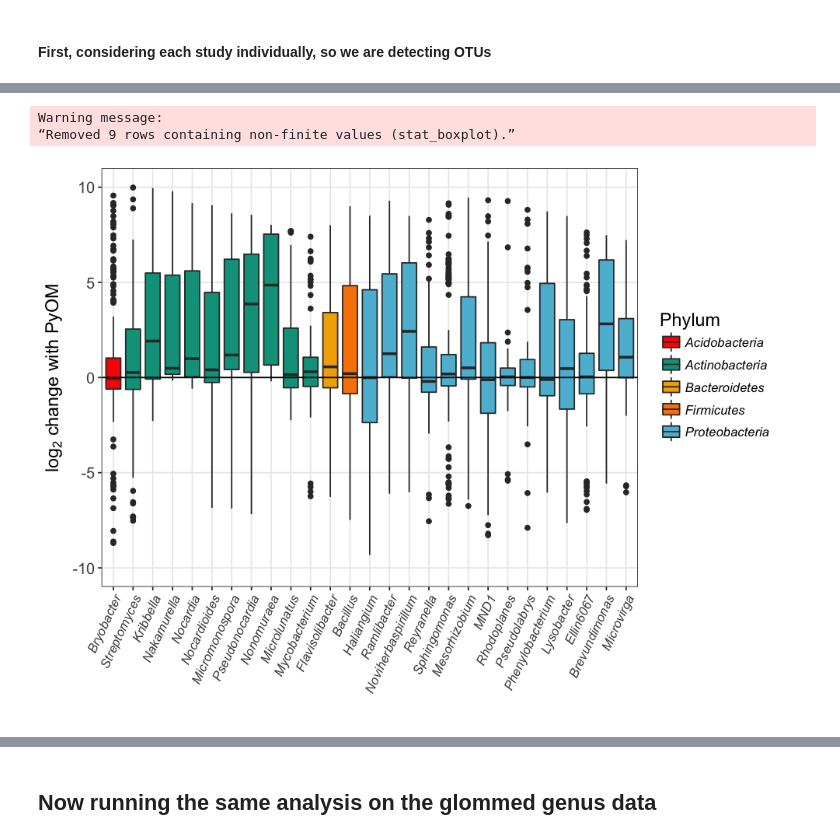
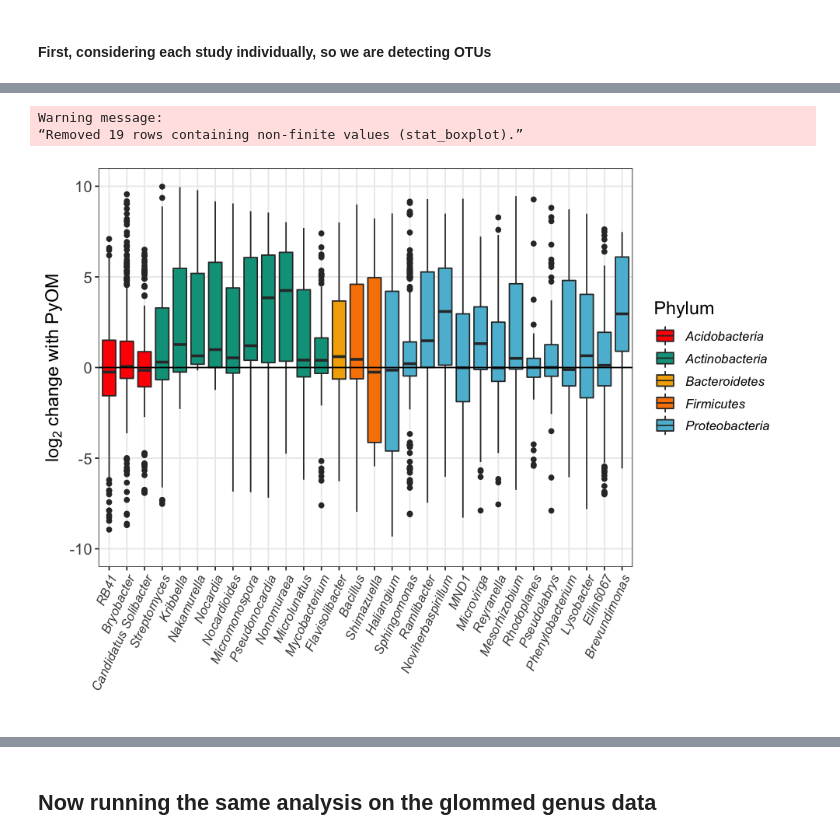
Before and after one commit to WhitmanLab/Meta-analysis, a Jupyter notebook: DifferentialAbundance_MetaA_Publication.ipynb, the cells around one changed output, grey strips where cells are left out. Cells and saved outputs as stored; diff of their text form; code cells hidden in the pictures.

```diff
--- a/DifferentialAbundance_MetaA_Publication.ipynb
+++ b/DifferentialAbundance_MetaA_Publication.ipynb
@@ -49,7 +68,7 @@ for (i in 1:length(pslist)){
     sample_data(ps)$SoilTypeName = paste(sample_data(ps)$SoilType," (",sample_data(ps)$Author,")",sep="")
     # Create a variable that separates by studies / soil type
 
-    sample_data(ps)$Feedstock_Category = ifelse(sample_data(ps)$Feedstock %in% c('commercial cornstock powder', 'corn stover', 'corncob'), "Corn",
+    sample_data(ps)$Feedstock_Category = ifelse(sample_data(ps)$Feedstock %in% c('commercial cornstock powder', 'corn stover', 'corncob',"Corn Straw"), "Corn",
                                            ifelse(sample_data(ps)$Feedstock %in% c('wheat straw','winter wheat'),"Wheat",
                                                 ifelse(sample_data(ps)$Feedstock %in% c('Jarrah wood'),"Eucalyptus",
                                                  ifelse(sample_data(ps)$Feedstock =='Manure', "Manure","Unknown"))))
@@ -119,7 +138,11 @@ ps.runner = function(ps){
     dseq = DESeq(dseq, quiet = TRUE, fitType = "local")
     }
 
-    taxonomy = data.frame(tax_table(ps))
+    #taxonomy = data.frame(tax_table(ps))
+
+    taxonomy = as(tax_table(ps), "matrix")
+    taxonomy = as.data.frame(taxonomy)
+
     results = results(dseq)
     results = data.frame(SoilTypeName,CharType,Incubation_Time_Weeks,rownames(results),results$baseMean,results$log2FoldChange,results$lfcSE,results$pvalue,taxonomy)
     colnames(results)[1:8] = c("SoilTypeName","CharType","Incubation_Time_Weeks","OTU","baseMean","l2FC","SE","pvalue")
@@ -165,7 +188,8 @@ ps.list.output = readRDS("ps.list.output")
 DA = rbind(ps.list.output[[1]],ps.list.output[[2]],ps.list.output[[3]],ps.list.output[[4]],ps.list.output[[5]],
           ps.list.output[[6]],ps.list.output[[7]],ps.list.output[[8]],ps.list.output[[9]],ps.list.output[[10]],
           ps.list.output[[11]],ps.list.output[[12]],ps.list.output[[13]],ps.list.output[[14]],ps.list.output[[15]],
-          ps.list.output[[16]],ps.list.output[[17]],ps.list.output[[18]],ps.list.output[[19]],ps.list.output[[20]])
+          ps.list.output[[16]],ps.list.output[[17]],ps.list.output[[18]],ps.list.output[[19]],ps.list.output[[20]],
+          ps.list.output[[21]])
 # %%
 DA = DA %>%
     group_by(SoilTypeName,CharType,Incubation_Time_Weeks)%>%
@@ -196,5 +220,5 @@ plot(thresh.s$count~thresh.s$cutoff)
 # %%
-cutoff = 0.0001
+cutoff = 0.00006
 pval = 0.05
 
 DA = dplyr::filter(DA,RelAbund>=cutoff)
@@ -383,7 +432,7 @@ d.AllAcido = d %>%
 # %%
 options(repr.plot.width=8, repr.plot.height=6)
 
-palette = c(wes_palette("Darjeeling"),"grey","white")
+palette = c(wes_palette("Darjeeling1"),"grey","white")
 
 p = ggplot(d.AllPhy, aes(x = Genus, y = l2FC, fill=Phylum))
 # establishing our plot is based on the data table d, with our x being the phylum, and the y being log2fold change,
@@ -392,35 +441,35 @@ p = ggplot(d.AllPhy, aes(x = Genus, y = l2FC, fill=Phylum))
 p = p + geom_boxplot() # Using shape=21 to get the option that has an outline and a fill colour
 p = p + theme_bw()
 # sets a theme - adjusts a bunch of aesthetics at once
 p = p + theme(strip.text.x = element_text(size = 14),
               strip.text.y = element_text(size = 14),
               axis.text.x = element_text(size = 10, angle = 65, hjust = 1, vjust = 1, face="italic"),
               axis.title.x = element_text(size = 14),
               axis.text.y = element_text(size=12),
               axis.title.y = element_text(size = 14),
               legend.title = element_text(size=14),
               legend.text = element_text(size = 10, face="italic"),
               #legend.position = "none",
               strip.background = element_blank()
               ) +
         guides(size=FALSE, alpha=FALSE, fill=guide_legend(title="Phylum"))
 p = p + scale_alpha_manual(values=c(0.2,0.9))
 p = p + scale_fill_manual(values=palette)
 # sets a bunch of visual paramters for the legend (none) and other text
 p = p + labs(x = "")
 # sets the label for the x axis.
 p = p + labs(y = expression(paste("", log[2]," change with PyOM",sep="")))
 # sets the label for the y axes.
 p = p + theme(panel.grid.minor = element_blank())
 # Gets rid of the default gridlines
 p = p + geom_hline(yintercept=0)
 p = p + ylim(c(-10,10))
 
 p
 # %% [output]
 Warning message:
-“Removed 9 rows containing non-finite values (stat_boxplot).”
+“Removed 19 rows containing non-finite values (stat_boxplot).”
-[figure, old version]
+[figure, new version]
 # %%
 options(repr.plot.width=8, repr.plot.height=7)
 
```
Also changed, not shown: parts of 40 cells of this notebook.
